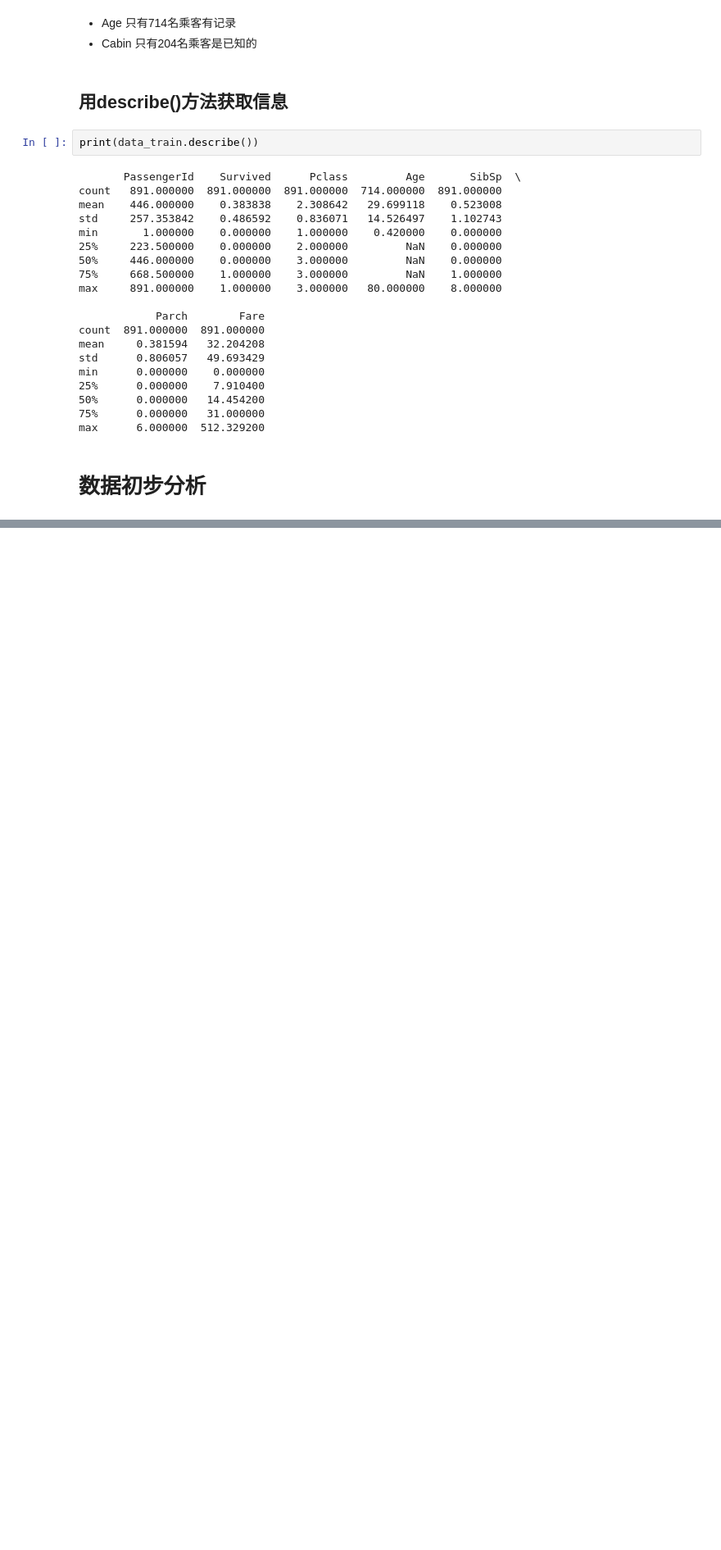
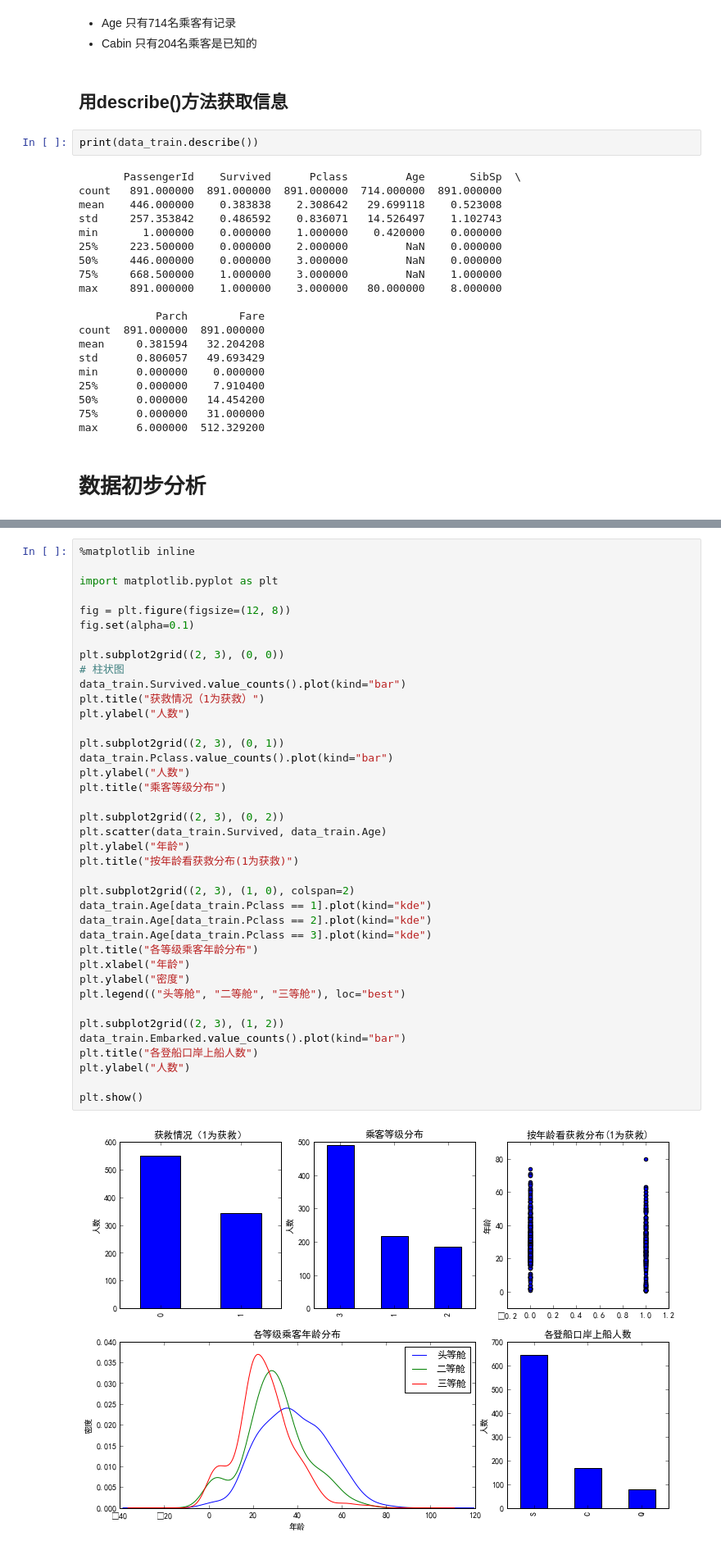
Before and after one commit to futheads/Python-study, a Jupyter notebook: MLexamples/Titanic/Titanic.ipynb, the cells around one changed output, grey strips where cells are left out. Shown: that part at 82% size. Drawn from its saved outputs; the diff is of its cells as text; blank space fills up the shorter version.

```diff
--- a/MLexamples/Titanic/Titanic.ipynb
+++ b/MLexamples/Titanic/Titanic.ipynb
@@ -105,0 +108,41 @@ max      6.000000  512.329200
+# %%
+%matplotlib inline
+
+import matplotlib.pyplot as plt
+
+fig = plt.figure(figsize=(12, 8))
+fig.set(alpha=0.1)
+
+plt.subplot2grid((2, 3), (0, 0))
+# 柱状图
+data_train.Survived.value_counts().plot(kind="bar")
+plt.title("获救情况（1为获救）")
+plt.ylabel("人数")
+
+plt.subplot2grid((2, 3), (0, 1))
+data_train.Pclass.value_counts().plot(kind="bar")
+plt.ylabel("人数")
+plt.title("乘客等级分布")
+
+plt.subplot2grid((2, 3), (0, 2))
+plt.scatter(data_train.Survived, data_train.Age)
+plt.ylabel("年龄")
+plt.title("按年龄看获救分布(1为获救)")
+
+plt.subplot2grid((2, 3), (1, 0), colspan=2)
+data_train.Age[data_train.Pclass == 1].plot(kind="kde")
+data_train.Age[data_train.Pclass == 2].plot(kind="kde")
+data_train.Age[data_train.Pclass == 3].plot(kind="kde")
+plt.title("各等级乘客年龄分布")
+plt.xlabel("年龄")
+plt.ylabel("密度")
+plt.legend(("头等舱", "二等舱", "三等舱"), loc="best")
+
+plt.subplot2grid((2, 3), (1, 2))
+data_train.Embarked.value_counts().plot(kind="bar")
+plt.title("各登船口岸上船人数")
+plt.ylabel("人数")
+
+plt.show()
+# %% [output]
+[figure, added]
```
Also changed, not shown: parts of 10 cells of this notebook.
